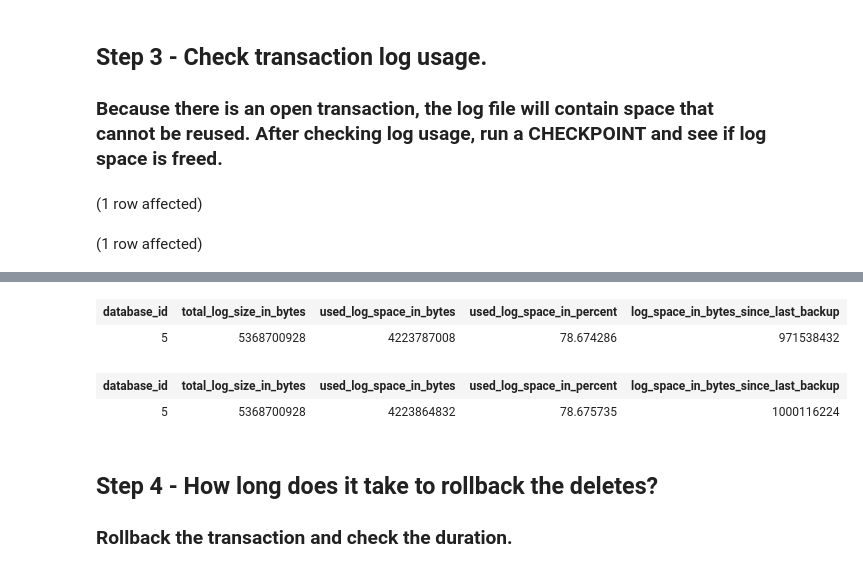
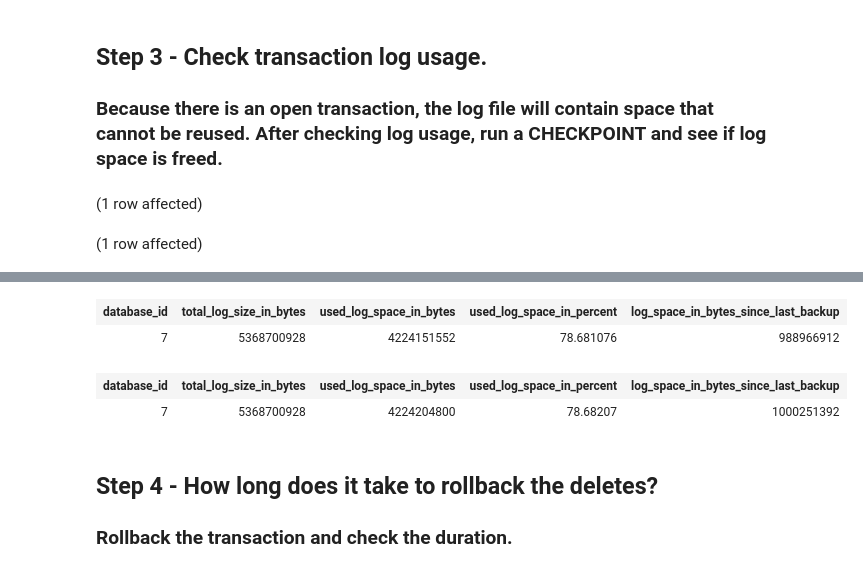
Before and after one commit to skreebydba/MinnesotaPresentation, a Jupyter notebook: BasicADR.ipynb, the cells around one changed output, grey strips where cells are left out. Saved outputs shown, nothing was run; the diff lists cells and outputs as text; code cells hidden in the pictures.

```diff
--- a/BasicADR.ipynb
+++ b/BasicADR.ipynb
@@ -96,7 +105,7 @@ Total execution time: 00:00:35.812
 ## Step 3 - Check transaction log usage.
 ### Because there is an open transaction, the log file will contain space that cannot be reused.  After checking log usage, run a CHECKPOINT and see if log space is freed.
 # %%
-USE whitesox;
+USE BlackSabbath;
 
 SELECT * FROM sys.dm_db_log_space_usage
 
@@ -112,7 +121,7 @@ Total execution time: 00:00:02.318
 | database_id | total_log_size_in_bytes | used_log_space_in_bytes | used_log_space_in_percent | log_space_in_bytes_since_last_backup |
-| 5 | 5368700928 | 4223787008 | 78.674286 | 971538432 |
+| 7 | 5368700928 | 4224151552 | 78.681076 | 988966912 |
 | database_id | total_log_size_in_bytes | used_log_space_in_bytes | used_log_space_in_percent | log_space_in_bytes_since_last_backup |
-| 5 | 5368700928 | 4223864832 | 78.675735 | 1000116224 |
+| 7 | 5368700928 | 4224204800 | 78.68207 | 1000251392 |
 # %% [markdown]
 ## Step 4 - How long does it take to rollback the deletes?
 ### Rollback the transaction and check the duration.
```
Also changed, not shown: parts of 8 cells of this notebook, 2 other files.
